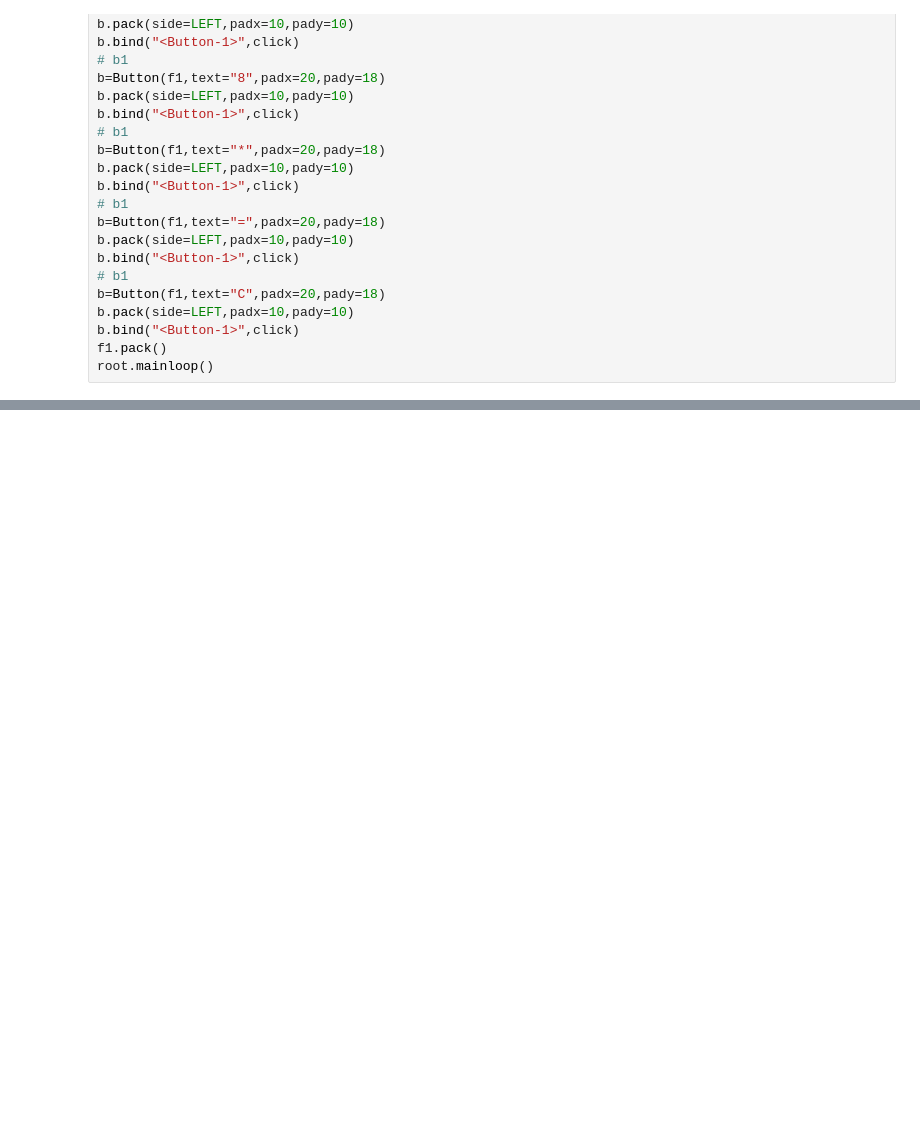
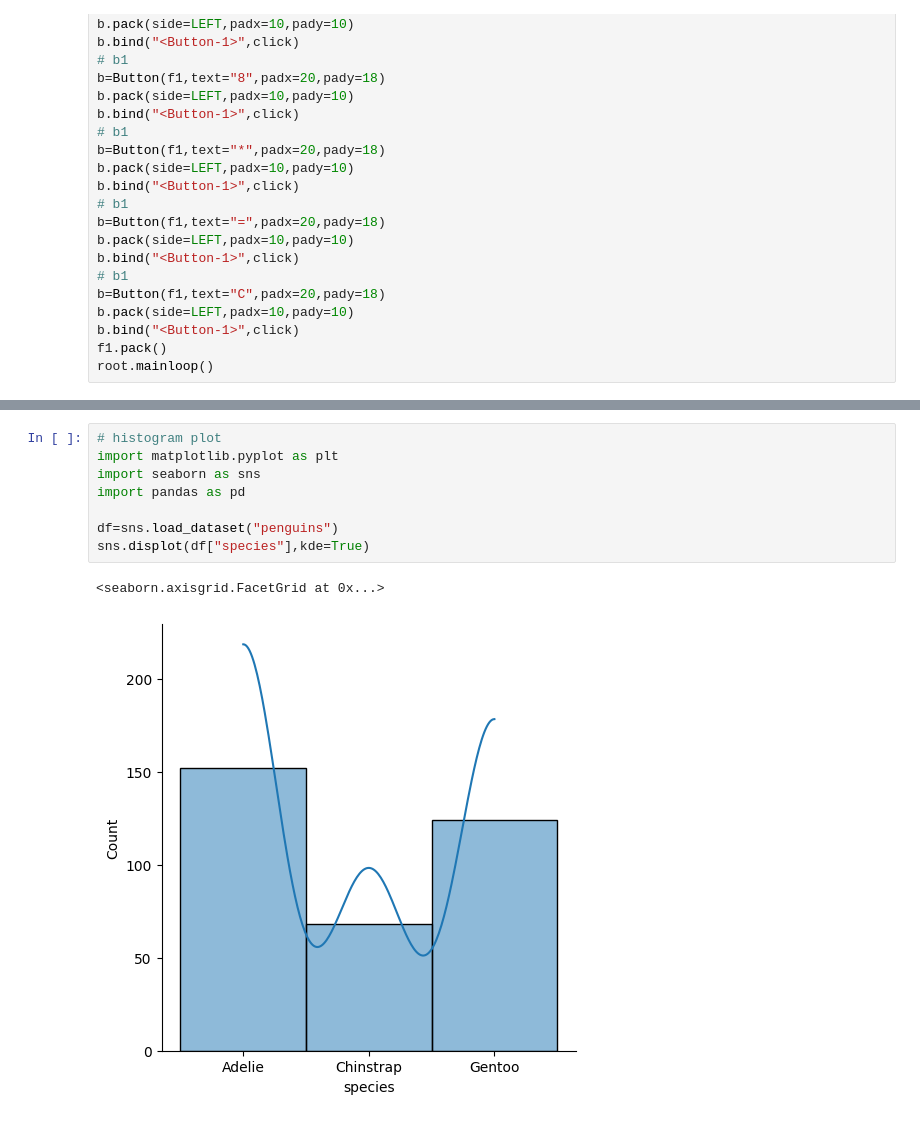
Before and after one commit to vishalshrma6168/python, a Jupyter notebook: partice.ipynb, the cells around one changed output, grey strips where cells are left out. Drawn from its saved outputs; the diff is of its cells as text; blank space fills up the shorter version.

```diff
--- a/partice.ipynb
+++ b/partice.ipynb
@@ -183,0 +210,11 @@ root.mainloop()
+# %%
+# histogram plot
+import matplotlib.pyplot as plt
+import seaborn as sns
+import pandas as pd
+
+df=sns.load_dataset("penguins")
+sns.displot(df["species"],kde=True)
+# %% [output]
+<seaborn.axisgrid.FacetGrid at 0x...>
+[figure, added]
```
Also changed, not shown: parts of 2 cells of this notebook, 3 other files.
